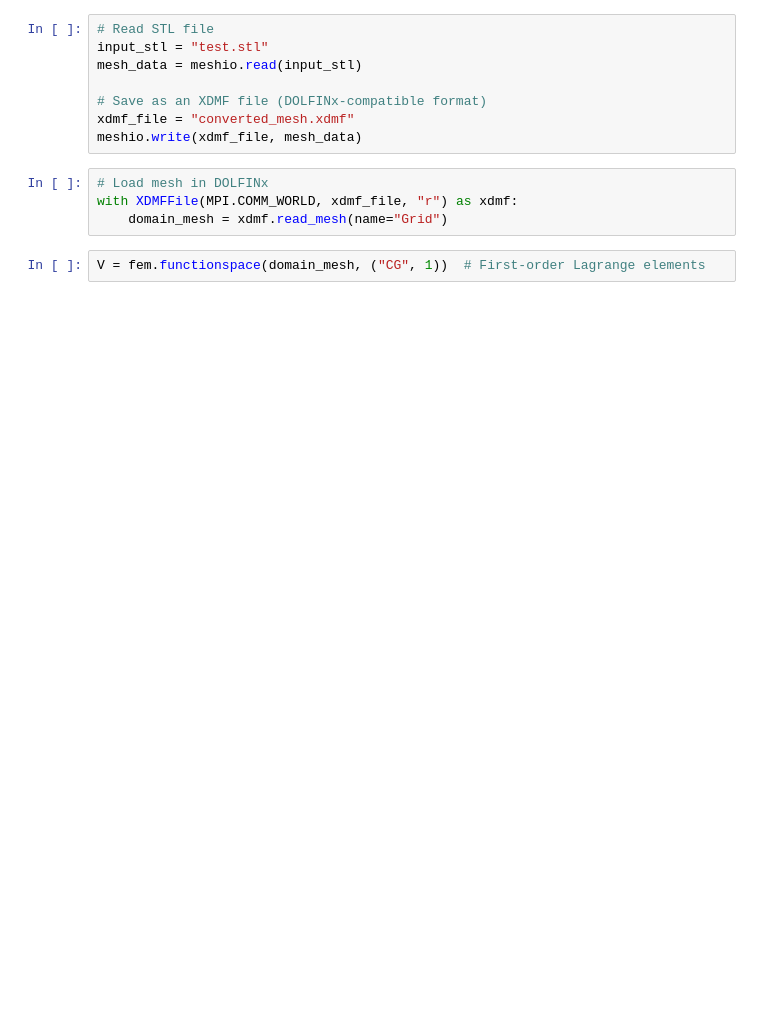
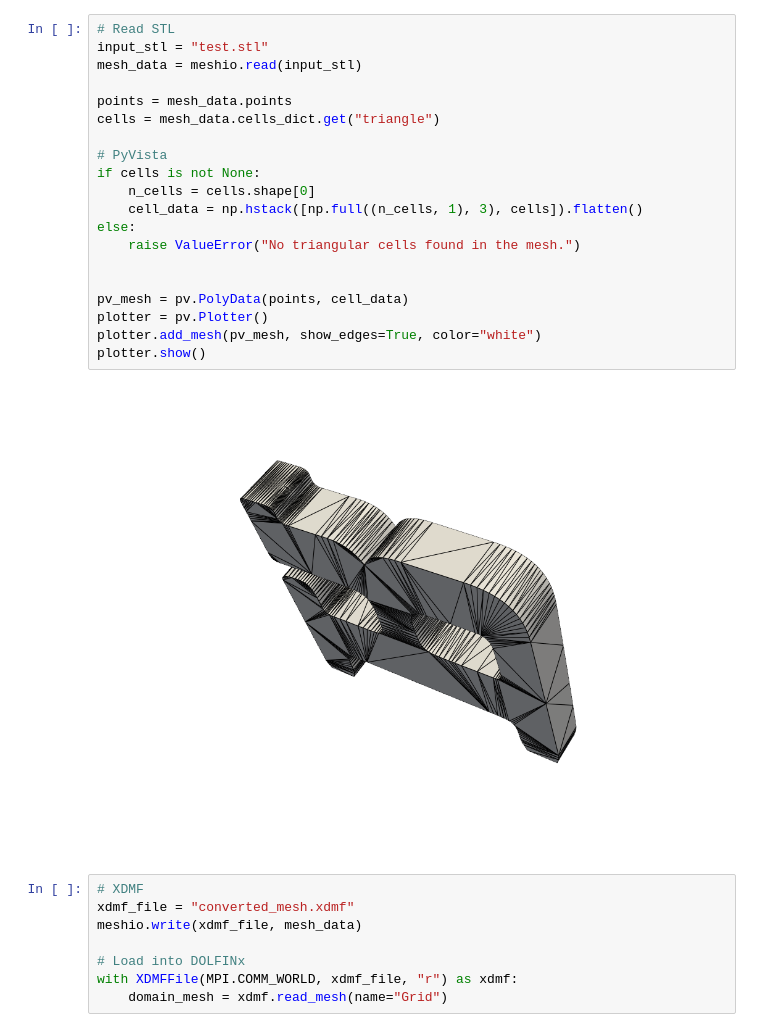
Before and after one commit to mihirtakalkar/additivemodels, a Jupyter notebook: notebooks/fea/dolfin.ipynb, the cells around one changed output. Cells and saved outputs as stored; diff of their text form; blank space fills up the shorter version.

```diff
--- a/notebooks/fea/dolfin.ipynb
+++ b/notebooks/fea/dolfin.ipynb
@@ -10,14 +11,30 @@ from dolfinx.io import XDMFFile
-# %%
-# Read STL file
-input_stl = "test.stl"
-mesh_data = meshio.read(input_stl)
-
-# Save as an XDMF file (DOLFINx-compatible format)
-xdmf_file = "converted_mesh.xdmf"
-meshio.write(xdmf_file, mesh_data)
+# %%
+# Read STL
+input_stl = "test.stl"
+mesh_data = meshio.read(input_stl)
+
+points = mesh_data.points
+cells = mesh_data.cells_dict.get("triangle")
+
+# PyVista
+if cells is not None:
+    n_cells = cells.shape[0]
+    cell_data = np.hstack([np.full((n_cells, 1), 3), cells]).flatten()
+else:
+    raise ValueError("No triangular cells found in the mesh.")
+
+
+pv_mesh = pv.PolyData(points, cell_data)
+plotter = pv.Plotter()
+plotter.add_mesh(pv_mesh, show_edges=True, color="white")
+plotter.show()
+# %% [output]
+[figure, added]
 # %%
-# Load mesh in DOLFINx
+# XDMF
+xdmf_file = "converted_mesh.xdmf"
+meshio.write(xdmf_file, mesh_data)
+
+# Load into DOLFINx
 with XDMFFile(MPI.COMM_WORLD, xdmf_file, "r") as xdmf:
     domain_mesh = xdmf.read_mesh(name="Grid")
-# %%
-V = fem.functionspace(domain_mesh, ("CG", 1))  # First-order Lagrange elements
```
Also changed, not shown: parts of 9 cells of this notebook, 3 other files.
